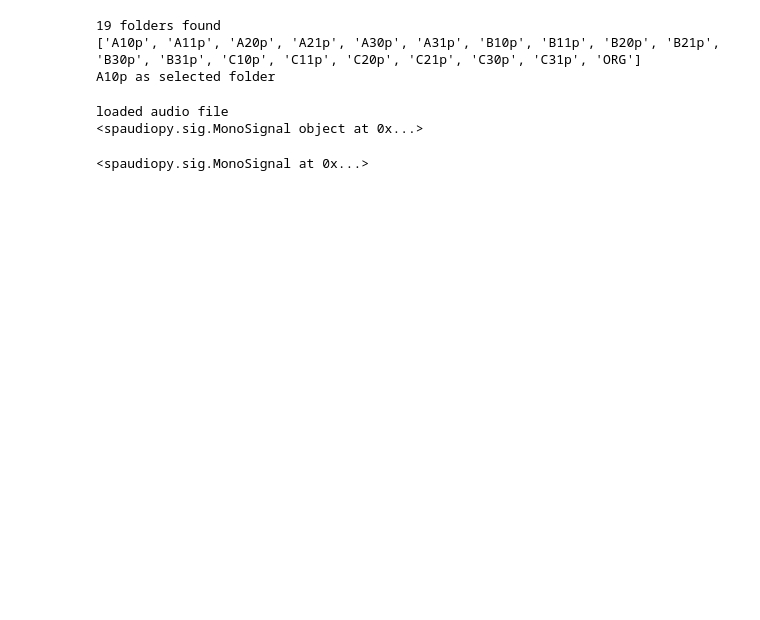
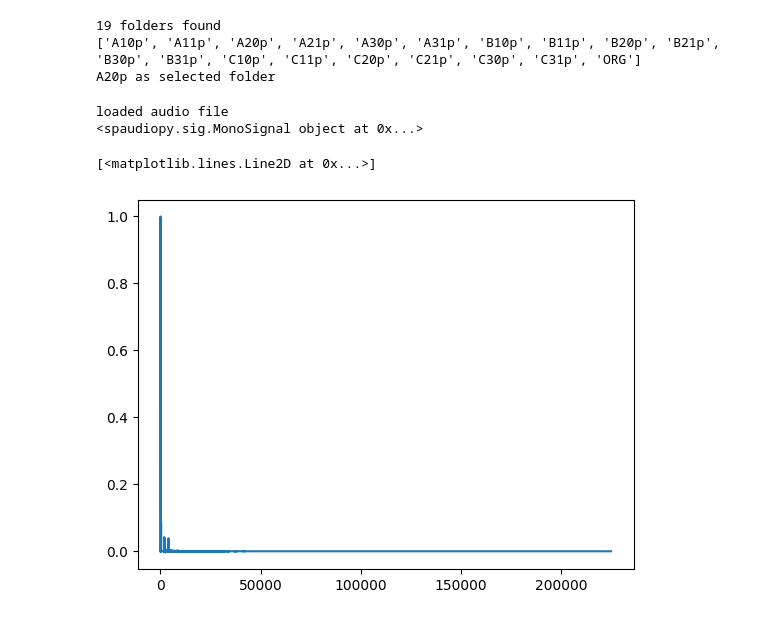
Before and after one commit to Floloffel/VAR-Project, a Jupyter notebook: Private testing/Flo/test.ipynb, the cells around one changed output. Drawn from its saved outputs; the diff is of its cells as text; code cells hidden in the pictures; blank space fills up the shorter version.

```diff
--- a/Private testing/Flo/test.ipynb
+++ b/Private testing/Flo/test.ipynb
@@ -20,30 +21,36 @@ import glob
 
 in_dir = "../../Raw Data/Applied Acoustics/Applied Acoustics/"
 folders = os.listdir(in_dir)
+
+# select target folder
+folder = folders[2]
+
+# resulting path
+folder_path = in_dir + folder + "/"
+
 print(len(folders), "folders found")
 print(folders)
-
-folder = folders[0]
 print(folder, "as selected folder")
-
-folder_path = in_dir + folder + "/"
 # %% [output]
 19 folders found
 ['A10p', 'A11p', 'A20p', 'A21p', 'A30p', 'A31p', 'B10p', 'B11p', 'B20p', 'B21p', 'B30p', 'B31p', 'C10p', 'C11p', 'C20p', 'C21p', 'C30p', 'C31p', 'ORG']
-A10p as selected folder
+A20p as selected folder
 # %%
 # load RIR audio
 
-path_in = folder_path + "RIR/RIR_A10p_S00_R00.wav"
-audio = spa.io.load_audio(path_in)
+path_in = glob.glob(folder_path + "RIR/*.wav")
+RIR = spa.io.load_audio(path_in)
 
 print("loaded audio file")
-print(audio)
-audio
+print(RIR)
+
+
+plt.plot(RIR)
 # %% [output]
 loaded audio file
 <spaudiopy.sig.MonoSignal object at 0x...>
-<spaudiopy.sig.MonoSignal at 0x...>
+[<matplotlib.lines.Line2D at 0x...>]
+[figure, added]
 # %%
 # load HOA (Higher order ambisonics)
 
```
Also changed, not shown: parts of 4 cells of this notebook.
